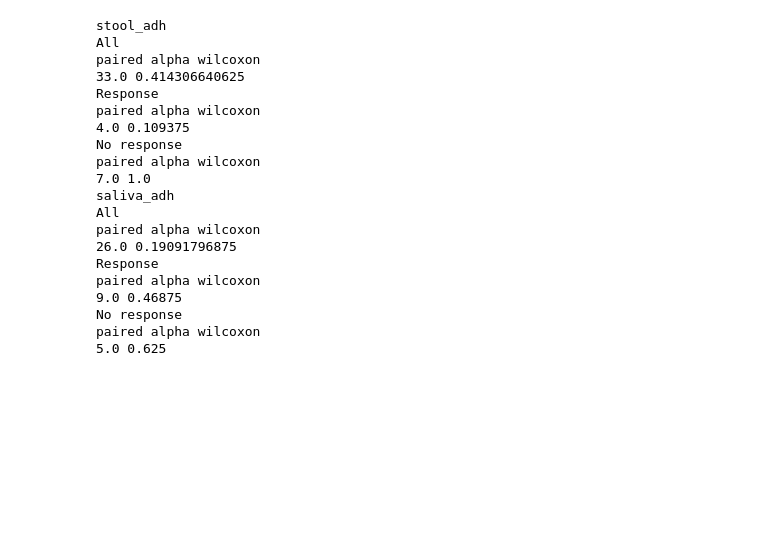
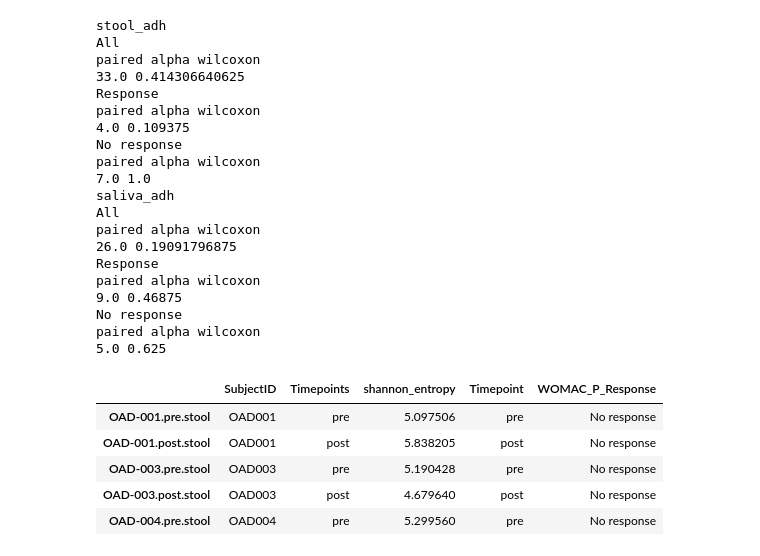
Before and after one commit to kbpi314/oa, a Jupyter notebook: code/oa_v4.ipynb, the cells around one changed output. Saved outputs shown, nothing was run; the diff lists cells and outputs as text; code cells hidden in the pictures; blank space fills up the shorter version.

```diff
--- a/code/oa_v4.ipynb
+++ b/code/oa_v4.ipynb
@@ -640,8 +641,8 @@ for g in g_test:
         df_map = d_to_map[g]
 
         df_merge = pd.concat([df_div, df_map], axis=1)
-        for o in ['Response', 'No response']:
-            df = df_merge[df_merge['WOMAC_P_Response'] == o]
+        for o in [['Response','No response'],['Response'], ['No response']]:
+            df = df_merge[df_merge['WOMAC_P_Response'].isin(o)]
             print(o)
             print(scipy.stats.wilcoxon(df['shannon_entropy_diff'], nan_policy='omit'))
 df
@@ -813,6 +818,43 @@ paired alpha wilcoxon
 No response
 paired alpha wilcoxon
 5.0 0.625
+# %%
+# alpha plots
+for g in ['saliva','stool']:
+    df_alpha = g_to_dfd[g + '_adh']['alpha']
+    df_map = type_to_df_map[g].copy()
+    df_map = df_map.set_index('Together')
+    df_map = df_map[['Timepoint','WOMAC_P_Response']]
+    df_map.index = df_map.index.map(lambda x: x.split('.g')[0])
+
+    df_merge = pd.concat([df_alpha, df_map], axis=1)
+    df_merge = df_merge.dropna()
+
+    # sns.set_theme()
+    custom_params = {"axes.spines.right": False, "axes.spines.top": False}
+    sns.set_theme(style="ticks", rc=custom_params)
+    plt.figure(figsize=(6,4))
+    sns.boxplot(x='Timepoint', y='shannon_entropy', data=df_merge,palette=['b','r'])#, hue='Timepoint', palette=['b','r'])
+    sns.swarmplot(x='Timepoint', y='shannon_entropy', data=df_merge,color='black')
+    sns.despine()#(left=True, bottom=True)
+    # ax.axes.set_title("",fontsize=48)\n",
+    plt.tight_layout()
+    ax.set_ylabel("Shannon Entropy",fontsize=16)
+    ax.set_xlabel("Diagnosis",fontsize=16)
+    ax.tick_params(labelsize=16)
+
+    # plt.tight_layout()
+    plt.savefig(path + 'outputs/Qiime2_' + g + '_adh/alpha_all.pdf')
+    plt.close()
+
+df_merge.head()
+# %% [output]
+|  | SubjectID | Timepoints | shannon_entropy | Timepoint | WOMAC_P_Response |
+| OAD-001.pre.stool | OAD001 | pre | 5.097506 | pre | No response |
+| OAD-001.post.stool | OAD001 | post | 5.838205 | post | No response |
+| OAD-003.pre.stool | OAD003 | pre | 5.190428 | pre | No response |
+| OAD-003.post.stool | OAD003 | post | 4.679640 | post | No response |
+| OAD-004.pre.stool | OAD004 | pre | 5.299560 | pre | No response |
 # %%
 # specific taxa profiling
 GL_to_otu = {}
```
Also changed, not shown: parts of 20 cells of this notebook, 1 other file.
